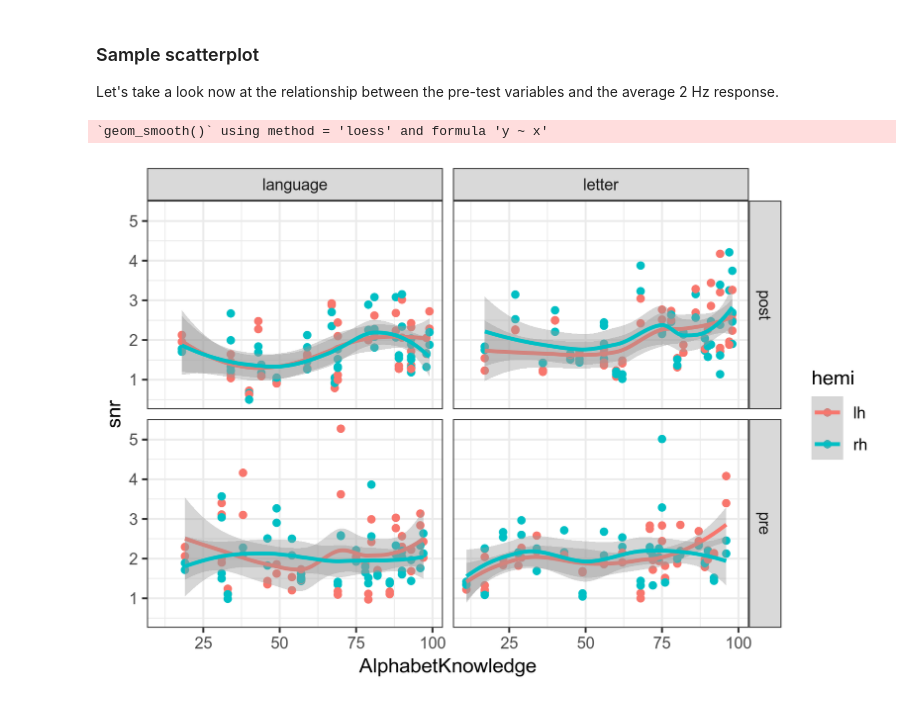
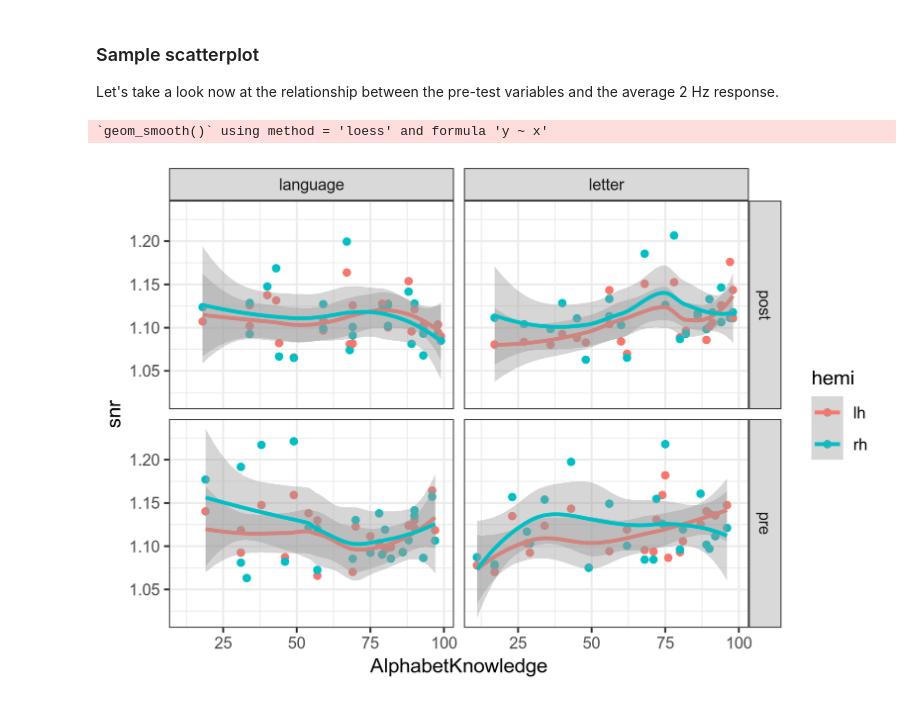
Before and after one commit to yeatmanlab/preK-MEG, a Jupyter notebook: analysis/notebooks/ssvep_ROI_modeling.ipynb, the cells around one changed output. Cells and saved outputs as stored; diff of their text form; code cells hidden in the pictures.

```diff
--- a/analysis/notebooks/ssvep_ROI_modeling.ipynb
+++ b/analysis/notebooks/ssvep_ROI_modeling.ipynb
@@ -211,9 +211,0 @@ These are lists of vertices stored in YAML files, and are based on SNR threshold
-# %%
-list() -> label_verts
-
-for(snr in c("2.0", "2.2")) {
-    file.path("..", "ROIs", str_c("2_Hz-SNR_", snr, ".yaml")) -> verts_file
-    yaml::read_yaml(verts_file) -> these_verts
-    str_c("snr", snr, names(these_verts), sep="_") -> names(these_verts)
-    c(label_verts, these_verts) -> label_verts
-}
@@ -443,12 +455,15 @@ Let's take a look now at the relationship between the pre-test variables and the
 # %%
 options(repr.plot.width=6)
 
 roi_data %>%
+    # select ROI type (tval, 2Hz_SNR_1.7, 4Hz_SNR_2.1, etc)
+    filter(roi_type == "4Hz_SNR_2.0") %>%
+    # select x (AlphabetKnowledge, PhonemeMatching, etc) and y (snr, amplitude)
     ggplot(aes(x=AlphabetKnowledge, y=snr, colour=hemi)) +
     facet_grid(timepoint ~ intervention) +
     geom_point() +
     geom_smooth() +
     theme_bw()
 # %% [output]
 `geom_smooth()` using method = 'loess' and formula 'y ~ x'
-[figure, old version]
+[figure, new version]
```
Also changed, not shown: parts of 15 cells of this notebook.
